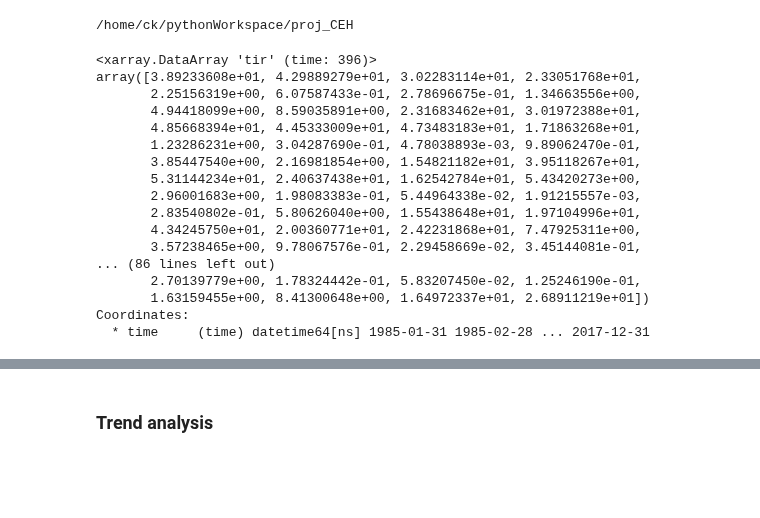
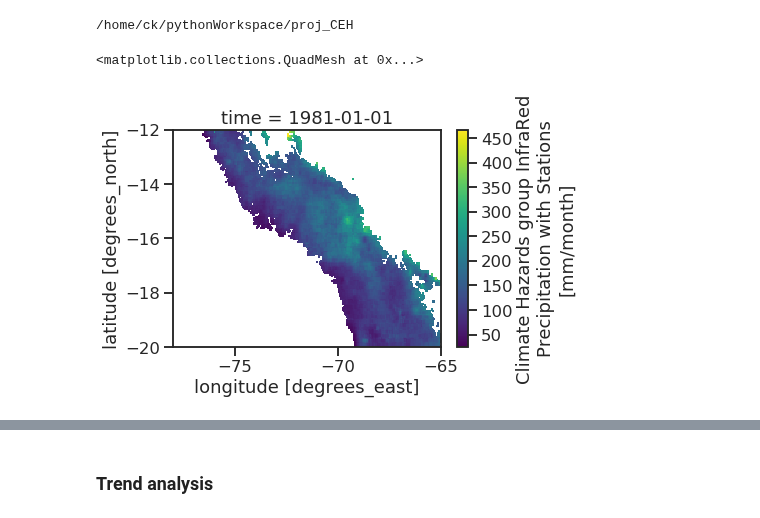
Before and after one commit to cornkle/proj_CEH, a Jupyter notebook: notebooks/HUARAZ_triangle_plots_Altiplano.ipynb, the cells around one changed output, grey strips where cells are left out. Drawn from its saved outputs; the diff is of its cells as text; code cells hidden in the pictures; blank space fills up the shorter version.

```diff
--- a/notebooks/HUARAZ_triangle_plots_Altiplano.ipynb
+++ b/notebooks/HUARAZ_triangle_plots_Altiplano.ipynb
@@ -19,34 +19,27 @@ cd ..
 # %%
 #mcs = cnst.GRIDSAT_PERU + 'aggs/gridsat_WA_-40_allClouds_monthly.nc'
 mcs = cnst.GRIDSAT_PERU + 'aggs/gridsat_WA_count_-50_allClouds_monthly.nc'
+chirps = '/media/ck/Elements/SouthAmerica/CHIRPS/chirps-v2.0.monthly.nc'
 
 fpath = cnst.network_data + 'figs/HUARAZ/'
 
-isbuffer = [-78, -65, -20, -12]
+fname = '/home/ck/DIR/cornkle/data/HUARAZ/shapes/riosan_sel_one.shp'
+isbuffer = [-78, -65, -20, -12] #[-79, -74, -12, -7]
 
 topo = xr.open_dataarray(cnst.TOPO_1MIN).sel(lon=slice(isbuffer[0], isbuffer[1]), lat=slice(isbuffer[2], isbuffer[3]))
 
+
 da3 = xr.open_dataarray(mcs).sel(lon=slice(isbuffer[0], isbuffer[1]), lat=slice(isbuffer[2], isbuffer[3]))
+ca = xr.open_dataarray(chirps).sel(longitude=slice(isbuffer[0], isbuffer[1]), latitude=slice(isbuffer[2], isbuffer[3]))
+# This masks out the data which is not in the region
+
 topo_on_da3 = da3.salem.lookup_transform(topo)
+da3 = da3.where(topo_on_da3>3000)
 
-da3 = da3.where(topo_on_da3>3000).mean(['lat', 'lon'])*100
+topo_on_ca = ca.salem.lookup_transform(topo)
+ca = ca.where(topo_on_ca>3000)
-# %%
-da3
-# %% [output]
-<xarray.DataArray 'tir' (time: 396)>
-array([3.89233608e+01, 4.29889279e+01, 3.02283114e+01, 2.33051768e+01,
-       2.25156319e+00, 6.07587433e-01, 2.78696675e-01, 1.34663556e+00,
-       4.94418099e+00, 8.59035891e+00, 2.31683462e+01, 3.01972388e+01,
-       4.85668394e+01, 4.45333009e+01, 4.73483183e+01, 1.71863268e+01,
-       1.23286231e+00, 3.04287690e-01, 4.78038893e-03, 9.89062470e-01,
-       3.85447540e+00, 2.16981854e+00, 1.54821182e+01, 3.95118267e+01,
-       5.31144234e+01, 2.40637438e+01, 1.62542784e+01, 5.43420273e+00,
-       2.96001683e+00, 1.98083383e-01, 5.44964338e-02, 1.91215557e-03,
-       2.83540802e-01, 5.80626040e+00, 1.55438648e+01, 1.97104996e+01,
-       4.34245750e+01, 2.00360771e+01, 2.42231868e+01, 7.47925311e+00,
-       3.57238465e+00, 9.78067576e-01, 2.29458669e-02, 3.45144081e-01,
-... (86 lines left out)
-       2.70139779e+00, 1.78324442e-01, 5.83207450e-02, 1.25246190e-01,
-       1.63159455e+00, 8.41300648e+00, 1.64972337e+01, 2.68911219e+01])
-Coordinates:
-  * time     (time) datetime64[ns] 1985-01-31 1985-02-28 ... 2017-12-31
+# %%
+ca[0,:,:].plot()
+# %% [output]
+<matplotlib.collections.QuadMesh at 0x...>
+[figure, added]
```
Also changed, not shown: parts of 38 cells of this notebook, 10 other files.
